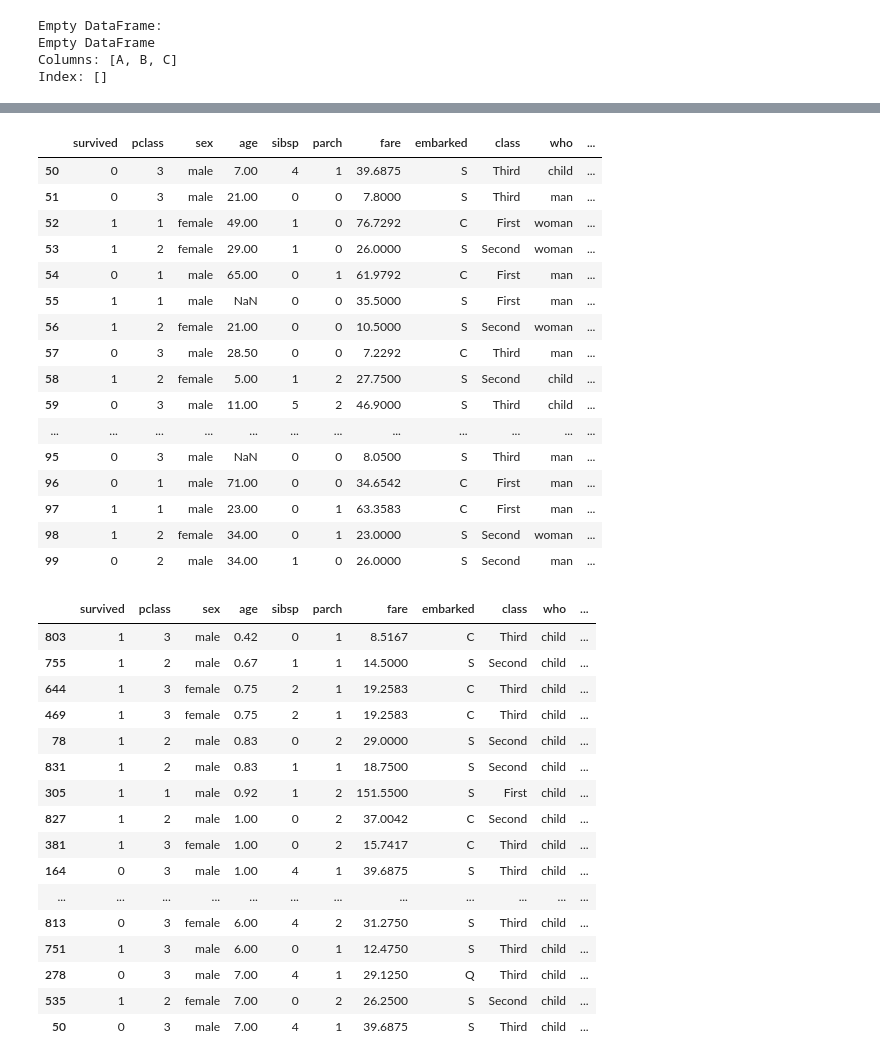
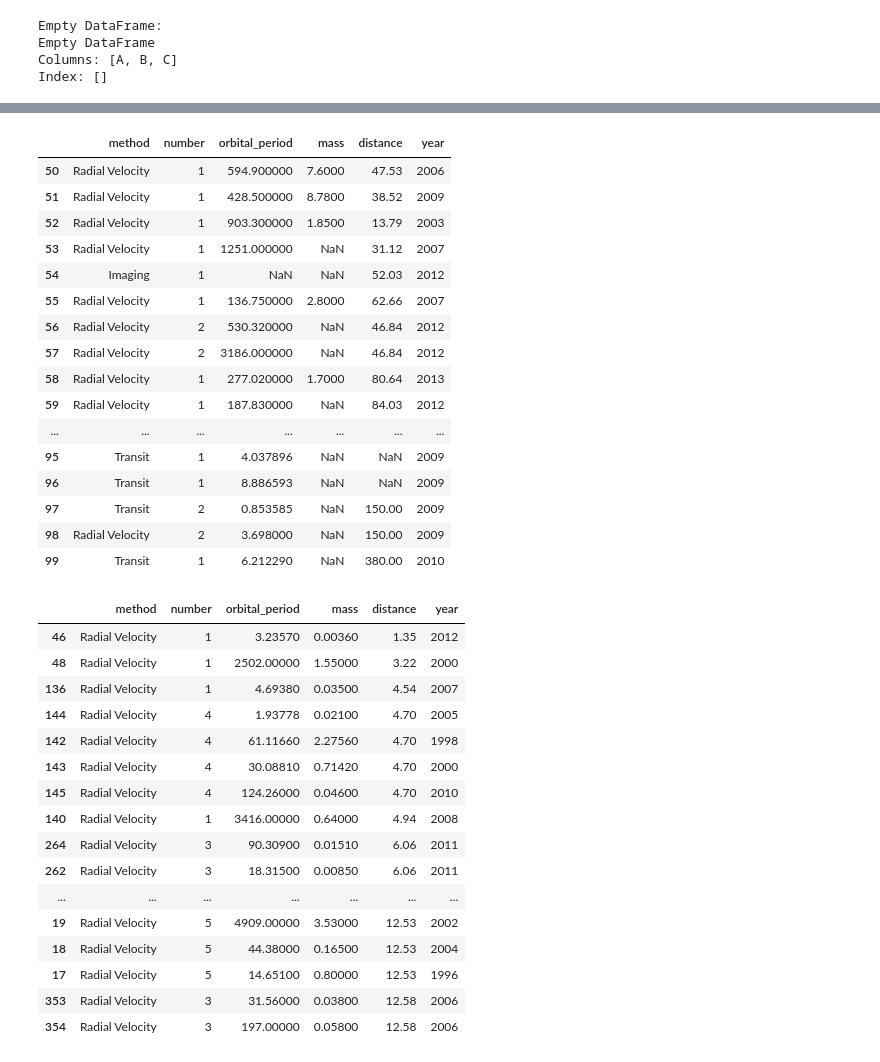
Before and after one commit to ZoltanV/cubix-ml-models, a Jupyter notebook: Cubix_ML_Engineer_Pandas.ipynb, the cells around one changed output, grey strips where cells are left out. Saved outputs shown, nothing was run; the diff lists cells and outputs as text; code cells hidden in the pictures.

```diff
--- a/Cubix_ML_Engineer_Pandas.ipynb
+++ b/Cubix_ML_Engineer_Pandas.ipynb
@@ -131,6 +129,10 @@ sns.get_dataset_names()
  'taxis',
  'tips',
  'titanic']
+# %%
+# Load a sample dataset from seaborn library
+import seaborn as sns
+df = sns.load_dataset('planets')
 # %%
 df.columns
 # %% [output]
@@ -409,42 +419,42 @@ concated.loc[(concated["age"] < 30) &
 # %%
 df.iloc[50:100]
 # %% [output]
-|  | survived | pclass | sex | age | sibsp | parch | fare | embarked | class | who | ... |
-| 50 | 0 | 3 | male | 7.00 | 4 | 1 | 39.6875 | S | Third | child | ... |
-| 51 | 0 | 3 | male | 21.00 | 0 | 0 | 7.8000 | S | Third | man | ... |
-| 52 | 1 | 1 | female | 49.00 | 1 | 0 | 76.7292 | C | First | woman | ... |
-| 53 | 1 | 2 | female | 29.00 | 1 | 0 | 26.0000 | S | Second | woman | ... |
-| 54 | 0 | 1 | male | 65.00 | 0 | 1 | 61.9792 | C | First | man | ... |
-| 55 | 1 | 1 | male | NaN | 0 | 0 | 35.5000 | S | First | man | ... |
-| 56 | 1 | 2 | female | 21.00 | 0 | 0 | 10.5000 | S | Second | woman | ... |
-| 57 | 0 | 3 | male | 28.50 | 0 | 0 | 7.2292 | C | Third | man | ... |
-| 58 | 1 | 2 | female | 5.00 | 1 | 2 | 27.7500 | S | Second | child | ... |
-| 59 | 0 | 3 | male | 11.00 | 5 | 2 | 46.9000 | S | Third | child | ... |
-| ... | ... | ... | ... | ... | ... | ... | ... | ... | ... | ... | ... |
-| 95 | 0 | 3 | male | NaN | 0 | 0 | 8.0500 | S | Third | man | ... |
-| 96 | 0 | 1 | male | 71.00 | 0 | 0 | 34.6542 | C | First | man | ... |
-| 97 | 1 | 1 | male | 23.00 | 0 | 1 | 63.3583 | C | First | man | ... |
-| 98 | 1 | 2 | female | 34.00 | 0 | 1 | 23.0000 | S | Second | woman | ... |
-| 99 | 0 | 2 | male | 34.00 | 1 | 0 | 26.0000 | S | Second | man | ... |
+|  | method | number | orbital_period | mass | distance | year |
+| 50 | Radial Velocity | 1 | 594.900000 | 7.6000 | 47.53 | 2006 |
+| 51 | Radial Velocity | 1 | 428.500000 | 8.7800 | 38.52 | 2009 |
+| 52 | Radial Velocity | 1 | 903.300000 | 1.8500 | 13.79 | 2003 |
+| 53 | Radial Velocity | 1 | 1251.000000 | NaN | 31.12 | 2007 |
+| 54 | Imaging | 1 | NaN | NaN | 52.03 | 2012 |
+| 55 | Radial Velocity | 1 | 136.750000 | 2.8000 | 62.66 | 2007 |
+| 56 | Radial Velocity | 2 | 530.320000 | NaN | 46.84 | 2012 |
+| 57 | Radial Velocity | 2 | 3186.000000 | NaN | 46.84 | 2012 |
+| 58 | Radial Velocity | 1 | 277.020000 | 1.7000 | 80.64 | 2013 |
+| 59 | Radial Velocity | 1 | 187.830000 | NaN | 84.03 | 2012 |
+| ... | ... | ... | ... | ... | ... | ... |
+| 95 | Transit | 1 | 4.037896 | NaN | NaN | 2009 |
+| 96 | Transit | 1 | 8.886593 | NaN | NaN | 2009 |
+| 97 | Transit | 2 | 0.853585 | NaN | 150.00 | 2009 |
+| 98 | Radial Velocity | 2 | 3.698000 | NaN | 150.00 | 2009 |
+| 99 | Transit | 1 | 6.212290 | NaN | 380.00 | 2010 |
 # %%
 # Sort values
-df.sort_values("age").head(50)
+df.sort_values("distance").head(50)
 # %% [output]
-|  | survived | pclass | sex | age | sibsp | parch | fare | embarked | class | who | ... |
-| 803 | 1 | 3 | male | 0.42 | 0 | 1 | 8.5167 | C | Third | child | ... |
-| 755 | 1 | 2 | male | 0.67 | 1 | 1 | 14.5000 | S | Second | child | ... |
-| 644 | 1 | 3 | female | 0.75 | 2 | 1 | 19.2583 | C | Third | child | ... |
-| 469 | 1 | 3 | female | 0.75 | 2 | 1 | 19.2583 | C | Third | child | ... |
-| 78 | 1 | 2 | male | 0.83 | 0 | 2 | 29.0000 | S | Second | child | ... |
-| 831 | 1 | 2 | male | 0.83 | 1 | 1 | 18.7500 | S | Second | child | ... |
-| 305 | 1 | 1 | male | 0.92 | 1 | 2 | 151.5500 | S | First | child | ... |
-| 827 | 1 | 2 | male | 1.00 | 0 | 2 | 37.0042 | C | Second | child | ... |
-| 381 | 1 | 3 | female | 1.00 | 0 | 2 | 15.7417 | C | Third | child | ... |
-| 164 | 0 | 3 | male | 1.00 | 4 | 1 | 39.6875 | S | Third | child | ... |
-| ... | ... | ... | ... | ... | ... | ... | ... | ... | ... | ... | ... |
-| 813 | 0 | 3 | female | 6.00 | 4 | 2 | 31.2750 | S | Third | child | ... |
-| 751 | 1 | 3 | male | 6.00 | 0 | 1 | 12.4750 | S | Third | child | ... |
-| 278 | 0 | 3 | male | 7.00 | 4 | 1 | 29.1250 | Q | Third | child | ... |
-| 535 | 1 | 2 | female | 7.00 | 0 | 2 | 26.2500 | S | Second | child | ... |
-| 50 | 0 | 3 | male | 7.00 | 4 | 1 | 39.6875 | S | Third | child | ... |
+|  | method | number | orbital_period | mass | distance | year |
+| 46 | Radial Velocity | 1 | 3.23570 | 0.00360 | 1.35 | 2012 |
+| 48 | Radial Velocity | 1 | 2502.00000 | 1.55000 | 3.22 | 2000 |
+| 136 | Radial Velocity | 1 | 4.69380 | 0.03500 | 4.54 | 2007 |
+| 144 | Radial Velocity | 4 | 1.93778 | 0.02100 | 4.70 | 2005 |
+| 142 | Radial Velocity | 4 | 61.11660 | 2.27560 | 4.70 | 1998 |
+| 143 | Radial Velocity | 4 | 30.08810 | 0.71420 | 4.70 | 2000 |
+| 145 | Radial Velocity | 4 | 124.26000 | 0.04600 | 4.70 | 2010 |
+| 140 | Radial Velocity | 1 | 3416.00000 | 0.64000 | 4.94 | 2008 |
+| 264 | Radial Velocity | 3 | 90.30900 | 0.01510 | 6.06 | 2011 |
+| 262 | Radial Velocity | 3 | 18.31500 | 0.00850 | 6.06 | 2011 |
+| ... | ... | ... | ... | ... | ... | ... |
+| 19 | Radial Velocity | 5 | 4909.00000 | 3.53000 | 12.53 | 2002 |
+| 18 | Radial Velocity | 5 | 44.38000 | 0.16500 | 12.53 | 2004 |
+| 17 | Radial Velocity | 5 | 14.65100 | 0.80000 | 12.53 | 1996 |
+| 353 | Radial Velocity | 3 | 31.56000 | 0.03800 | 12.58 | 2006 |
+| 354 | Radial Velocity | 3 | 197.00000 | 0.05800 | 12.58 | 2006 |
 # %%
```
Also changed, not shown: parts of 30 cells of this notebook.
